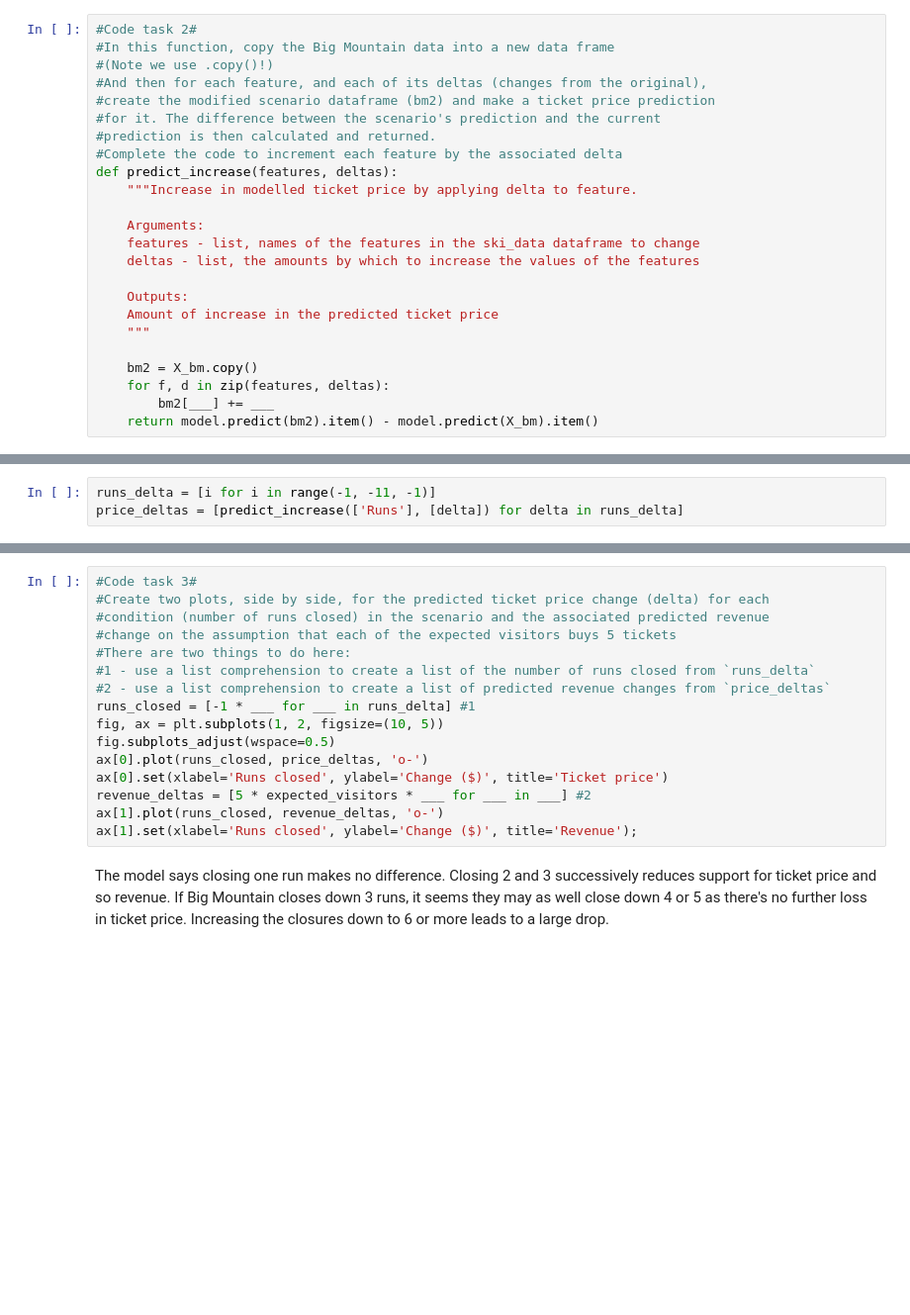
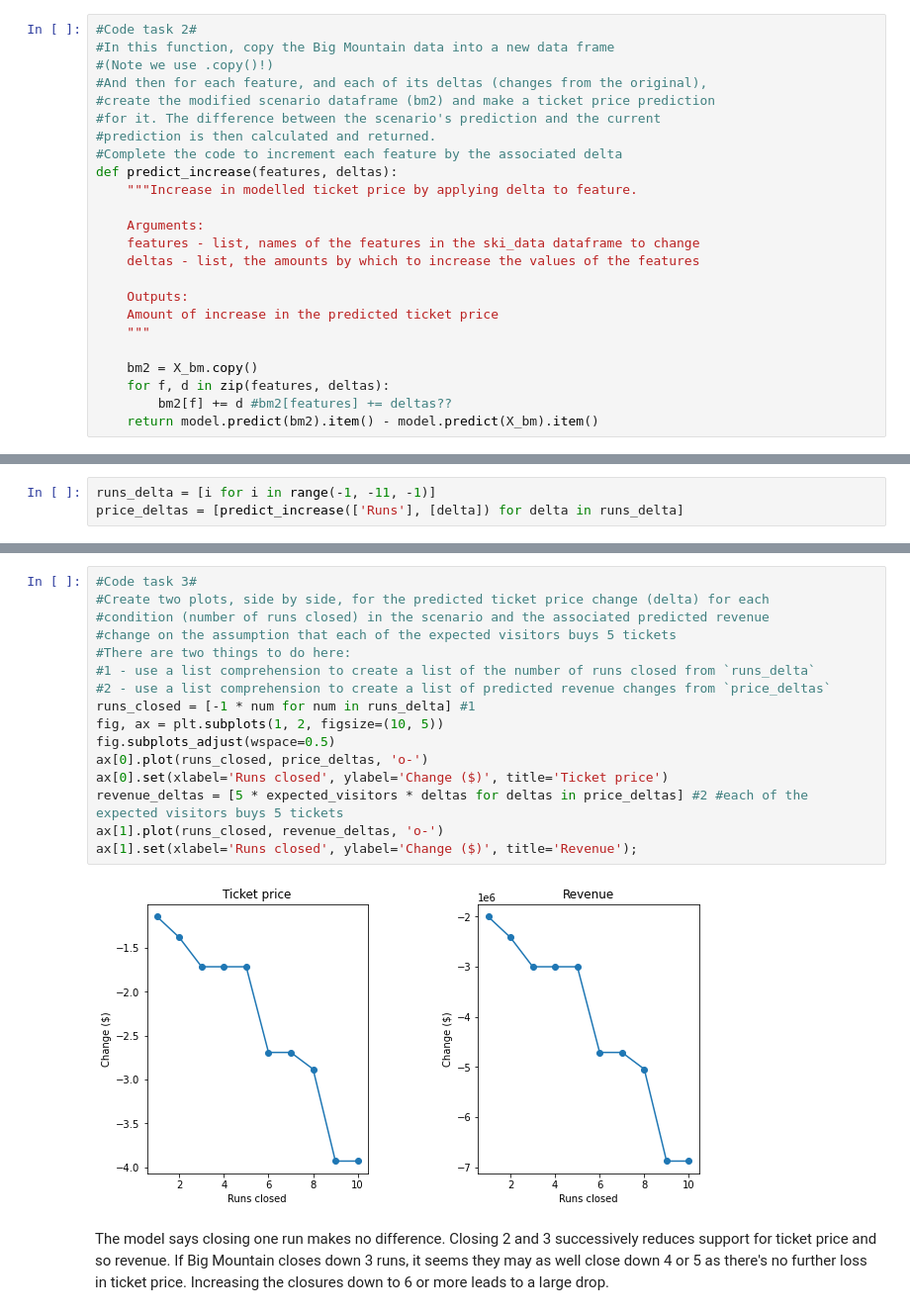
Before and after one commit to oliviahs/DataScienceGuidedCapstone, a Jupyter notebook: Notebooks/05_modeling.ipynb, the cells around one changed output, grey strips where cells are left out. Shown at 99% size. Drawn from its saved outputs; the diff is of its cells as text; blank space fills up the shorter version.

```diff
--- a/Notebooks/05_modeling.ipynb
+++ b/Notebooks/05_modeling.ipynb
@@ -309,7 +348,7 @@ def predict_increase(features, deltas):
 
     bm2 = X_bm.copy()
     for f, d in zip(features, deltas):
-        bm2[___] += ___
+        bm2[f] += d #bm2[features] += deltas??
     return model.predict(bm2).item() - model.predict(X_bm).item()
 # %% [markdown]
 ### 5.9.1 Scenario 1<a id='5.9.1_Scenario_1'></a>
@@ -338,19 +377,21 @@ price_deltas
 # %%
 #Code task 3#
 #Create two plots, side by side, for the predicted ticket price change (delta) for each
 #condition (number of runs closed) in the scenario and the associated predicted revenue
 #change on the assumption that each of the expected visitors buys 5 tickets
 #There are two things to do here:
 #1 - use a list comprehension to create a list of the number of runs closed from `runs_delta`
 #2 - use a list comprehension to create a list of predicted revenue changes from `price_deltas`
-runs_closed = [-1 * ___ for ___ in runs_delta] #1
+runs_closed = [-1 * num for num in runs_delta] #1
 fig, ax = plt.subplots(1, 2, figsize=(10, 5))
 fig.subplots_adjust(wspace=0.5)
 ax[0].plot(runs_closed, price_deltas, 'o-')
 ax[0].set(xlabel='Runs closed', ylabel='Change ($)', title='Ticket price')
-revenue_deltas = [5 * expected_visitors * ___ for ___ in ___] #2
+revenue_deltas = [5 * expected_visitors * deltas for deltas in price_deltas] #2 #each of the expected visitors buys 5 tickets
 ax[1].plot(runs_closed, revenue_deltas, 'o-')
 ax[1].set(xlabel='Runs closed', ylabel='Change ($)', title='Revenue');
+# %% [output]
+[figure, added]
 # %% [markdown]
 The model says closing one run makes no difference. Closing 2 and 3 successively reduces support for ticket price and so revenue. If Big Mountain closes down 3 runs, it seems they may as well close down 4 or 5 as there's no further loss in ticket price. Increasing the closures down to 6 or more leads to a large drop.
 # %% [markdown]
```
Also changed, not shown: parts of 19 cells of this notebook, 1 other file.
